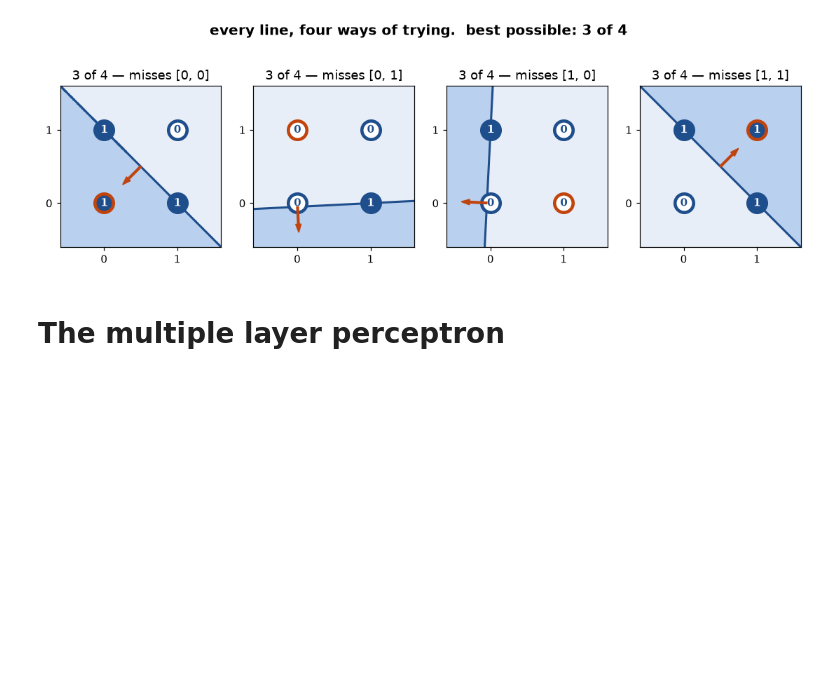
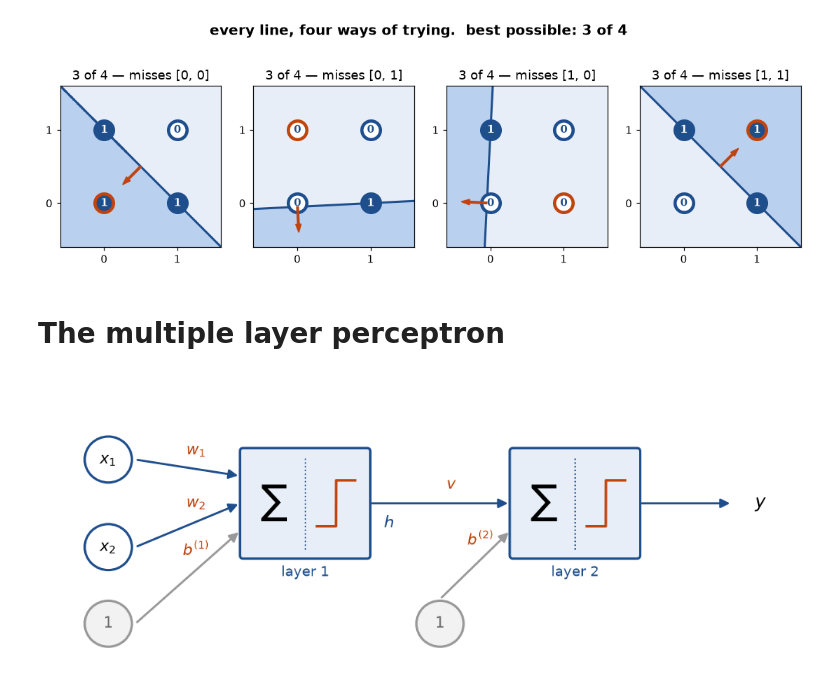
Before and after one commit to John-Anthony-Heaney/graft, a Jupyter notebook: Book.ipynb, the cells around one changed output. Cells and saved outputs as stored; diff of their text form; code cells hidden in the pictures; blank space fills up the shorter version.

Commit message:
mlp_diagram(): two layers, one neuron each
Co-Authored-By: Claude Opus 5 <noreply@anthropic.com>

```diff
--- a/Book.ipynb
+++ b/Book.ipynb
@@ -62,3 +62,7 @@ no_line()
 # %% [markdown]
 <a id="mlp"></a>
 # The multiple layer perceptron
+# %%
+mlp_diagram()
+# %% [output]
+[figure, added]
```
Also changed, not shown: 1 other file.
